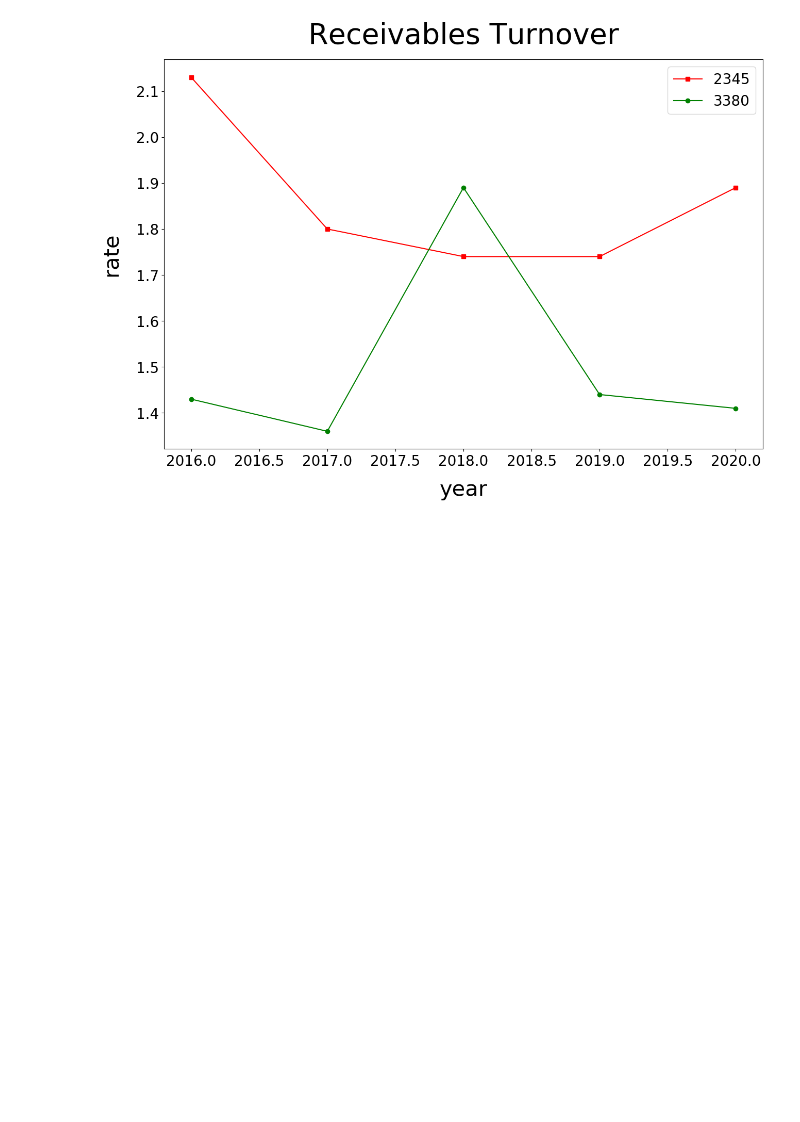
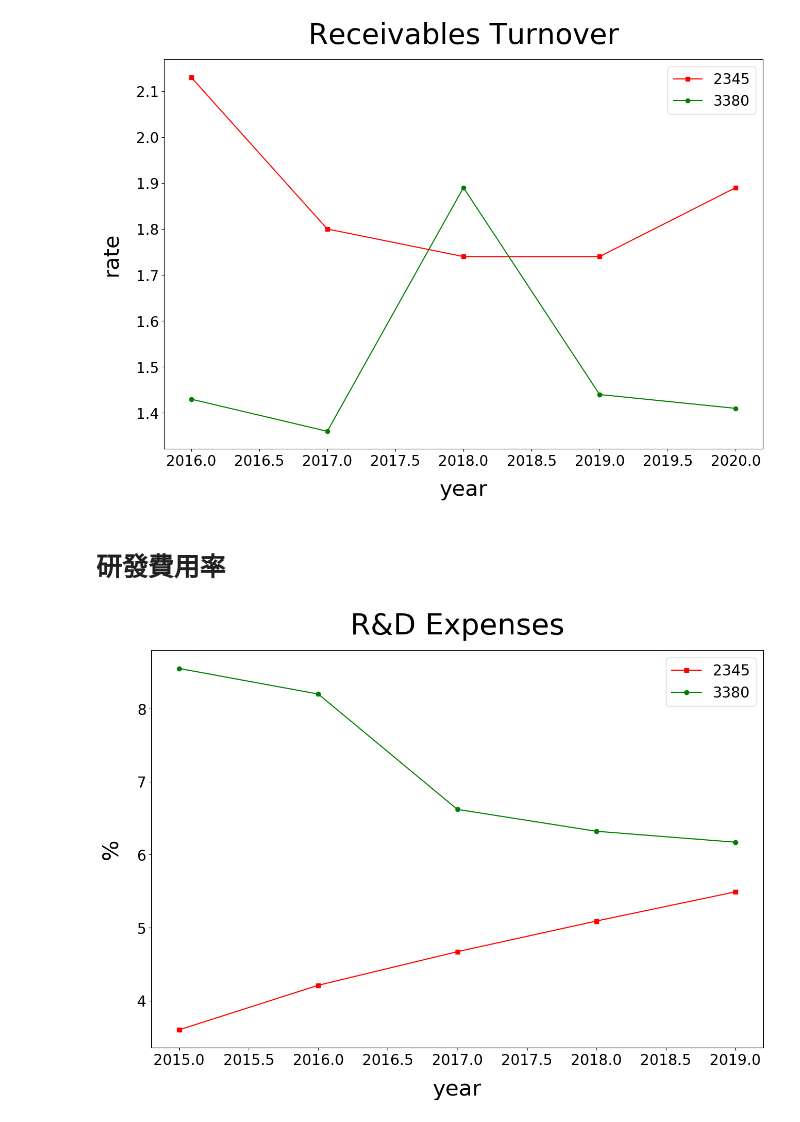
Before and after one commit to Benjamin-Huang910/naughty-cat, a Jupyter notebook: 作業/風險管理 折線圖.ipynb, the cells around one changed output. Drawn from its saved outputs; the diff is of its cells as text; code cells hidden in the pictures; blank space fills up the shorter version.

```diff
--- a/作業/風險管理 折線圖.ipynb
+++ b/作業/風險管理 折線圖.ipynb
@@ -173,3 +173,21 @@ plt.legend(loc = "best", fontsize=20)
 plt.show()
 # %% [output]
 [figure]
+# %% [markdown]
+# 研發費用率
+# %%
+year = [2015, 2016, 2017, 2018, 2019]
+stock_2345 = [3.6, 4.21, 4.67, 5.09, 5.49]
+stock_3380 = [8.55, 8.2, 6.62, 6.32, 6.17]
+plt.figure(figsize=(15,10),dpi=100,linewidth = 2)
+plt.plot(year,stock_2345,'s-',color = 'r', label="2345")
+plt.plot(year,stock_3380,'o-',color = 'g', label="3380")
+plt.title("R&D Expenses", size=40, x=0.5, y=1.03)
+plt.xticks(fontsize=20)
+plt.yticks(fontsize=20)
+plt.xlabel("year", fontsize=30, labelpad = 15)
+plt.ylabel("%", fontsize=30, labelpad = 20)
+plt.legend(loc = "best", fontsize=20)
+plt.show()
+# %% [output]
+[figure, added]
```
Also changed, not shown: 3 other files.
